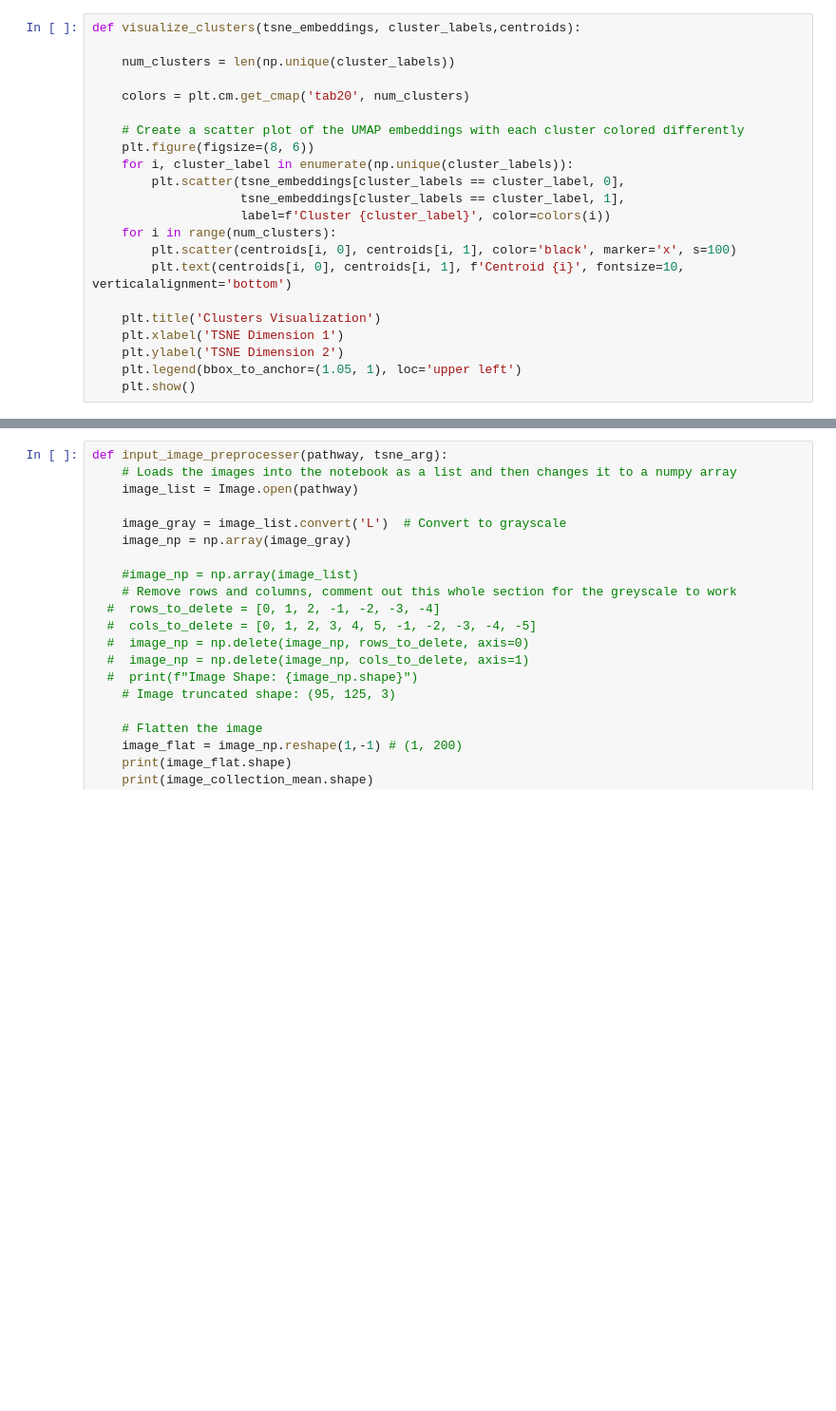
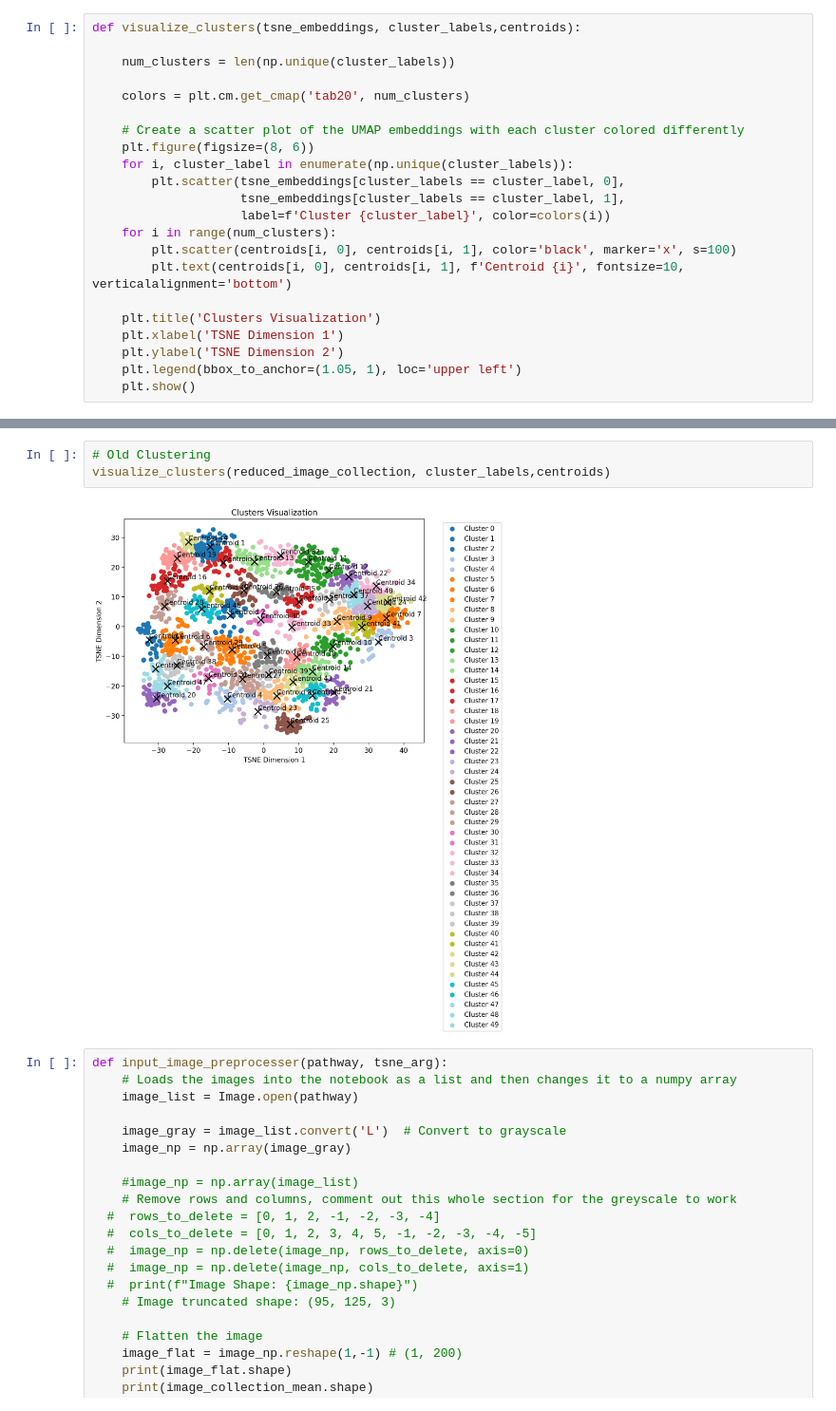
Before and after one commit to flashruler/Shoe-Recommendation-using-T-SNE-and-UMAP, a Jupyter notebook: TSNE_IMPLEMENTATION_AGGO.ipynb, the cells around one changed output, grey strips where cells are left out. Shown at 95% size. Cells and saved outputs as stored; diff of their text form; blank space fills up the shorter version.

```diff
--- a/TSNE_IMPLEMENTATION_AGGO.ipynb
+++ b/TSNE_IMPLEMENTATION_AGGO.ipynb
@@ -248,3 +256,8 @@ visualize_clusters(reduced_image_collection, cluster_labels,centroids)
+# %%
+# Old Clustering
+visualize_clusters(reduced_image_collection, cluster_labels,centroids)
+# %% [output]
+[figure, added]
 # %%
 def input_image_preprocesser(pathway, tsne_arg):
     # Loads the images into the notebook as a list and then changes it to a numpy array
```
Also changed, not shown: parts of 12 cells of this notebook, 2 other files.
